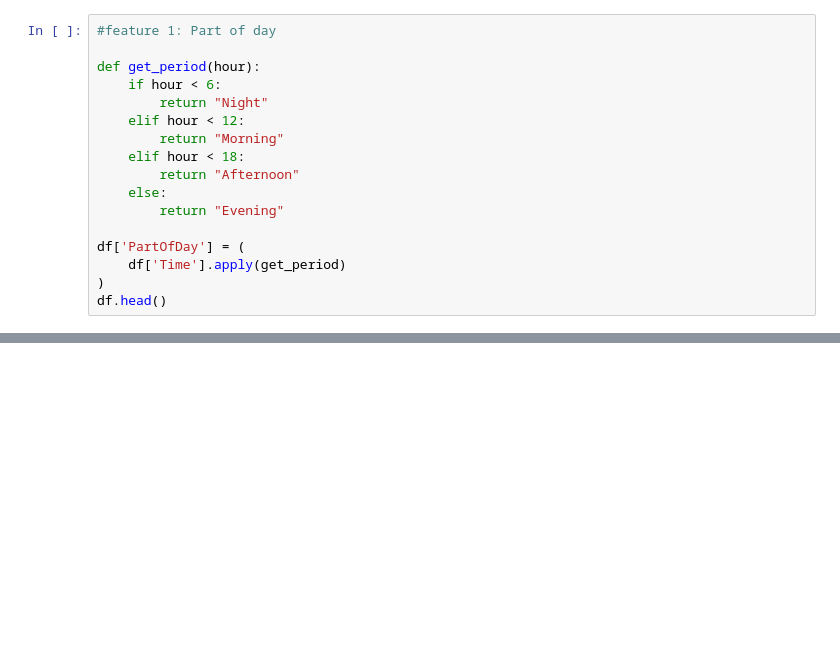
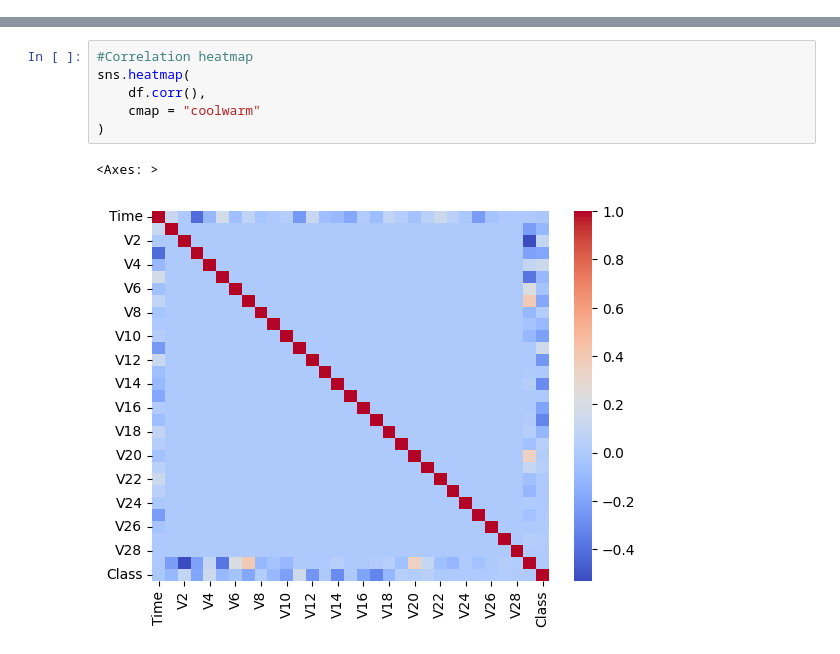
Before and after one commit to jackaakash4/100DaysOfML, a Jupyter notebook: day18/credit-card-fraud/notebooks/credit-card-fraud-detection.ipynb, the cells around one changed output, grey strips where cells are left out. Saved outputs shown, nothing was run; the diff lists cells and outputs as text; blank space fills up the shorter version.

```diff
--- a/day18/credit-card-fraud/notebooks/credit-card-fraud-detection.ipynb
+++ b/day18/credit-card-fraud/notebooks/credit-card-fraud-detection.ipynb
@@ -133,17 +105,0 @@ Name: Time, dtype: float64
-# %%
-#feature 1: Part of day
-
-def get_period(hour):
-    if hour < 6:
-        return "Night"
-    elif hour < 12:
-        return "Morning"
-    elif hour < 18:
-        return "Afternoon"
-    else:
-        return "Evening"
-
-df['PartOfDay'] = (
-    df['Time'].apply(get_period)
-)
-df.head()
@@ -157,0 +106,9 @@ df.head()
+# %%
+#Correlation heatmap
+sns.heatmap(
+    df.corr(),
+    cmap = "coolwarm"
+)
+# %% [output]
+<Axes: >
+[figure, added]
```
Also changed, not shown: parts of 14 cells of this notebook.
